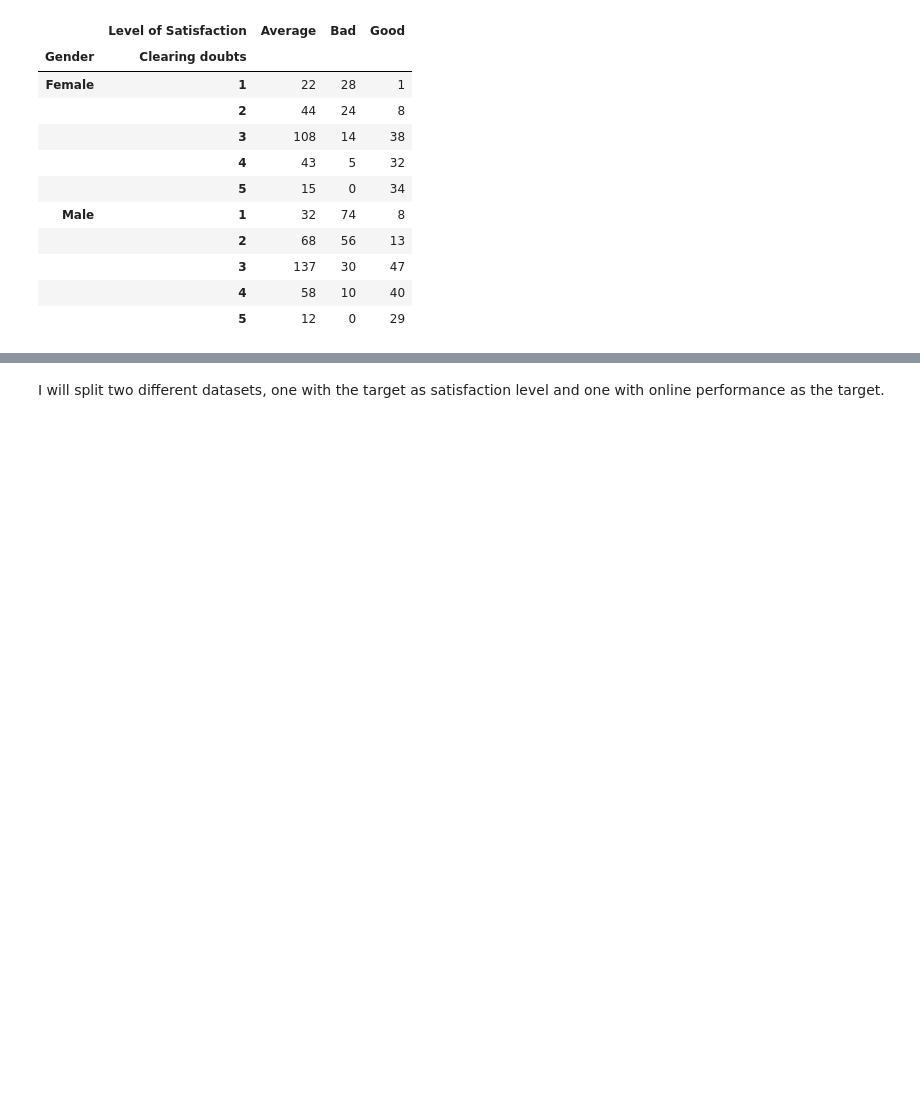
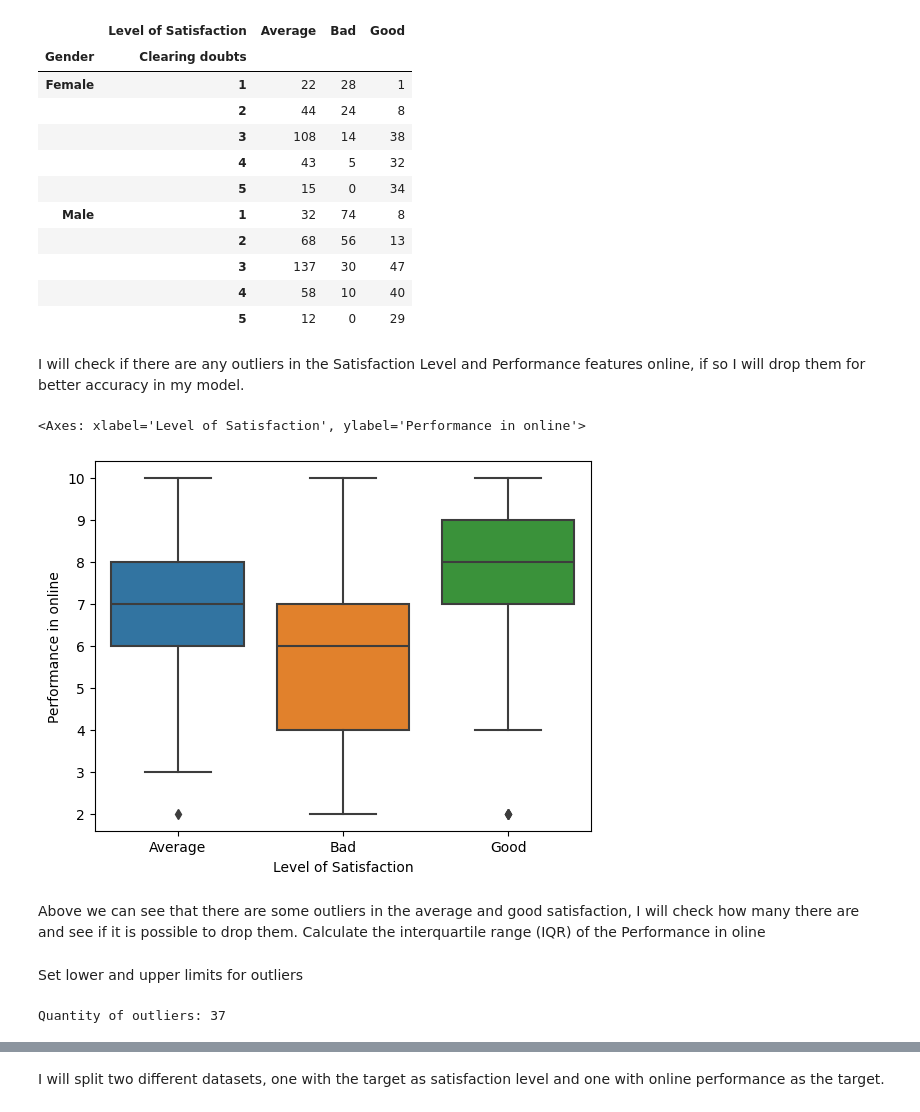
Before and after one commit to FroelichGiovana/CA1---Machine-Learning---Giovana-Froelich, a Jupyter notebook: CA1 - Giovana Froelich.ipynb, the cells around one changed output, grey strips where cells are left out. Drawn from its saved outputs; the diff is of its cells as text; code cells hidden in the pictures; blank space fills up the shorter version.

```diff
--- a/CA1 - Giovana Froelich.ipynb
+++ b/CA1 - Giovana Froelich.ipynb
@@ -268,3 +275,13 @@ pd.crosstab([df3["Gender"], df3["Clearing doubts"]], df3["Level of Satisfaction"
 |  | 3 | 137 | 30 | 47 |
 |  | 4 | 58 | 10 | 40 |
 |  | 5 | 12 | 0 | 29 |
+# %% [markdown]
+I will check if there are any outliers in the Satisfaction Level and Performance features online, if so I will drop them for better accuracy in my model.
+# %%
+sns.boxplot(x='Level of Satisfaction', y='Performance in online', data=df3)
+# %% [output]
+<Axes: xlabel='Level of Satisfaction', ylabel='Performance in online'>
+[figure, added]
+# %% [markdown]
+Above we can see that there are some outliers in the average and good satisfaction, I will check how many there are and see if it is possible to drop them.
+Calculate the interquartile range (IQR) of the Performance in oline
@@ -270,0 +292,2 @@ pd.crosstab([df3["Gender"], df3["Clearing doubts"]], df3["Level of Satisfaction"
+# %% [markdown]
+Set lower and upper limits for outliers
@@ -270,0 +297,5 @@ pd.crosstab([df3["Gender"], df3["Clearing doubts"]], df3["Level of Satisfaction"
+# %%
+outliers_before = df3[(df3['Performance in online'] < lower_bound) | (df3['Performance in online'] > upper_bound)].shape[0]
+print("Quantity of outliers:", outliers_before)
+# %% [output]
+Quantity of outliers: 37
```
Also changed, not shown: parts of 60 cells of this notebook.
